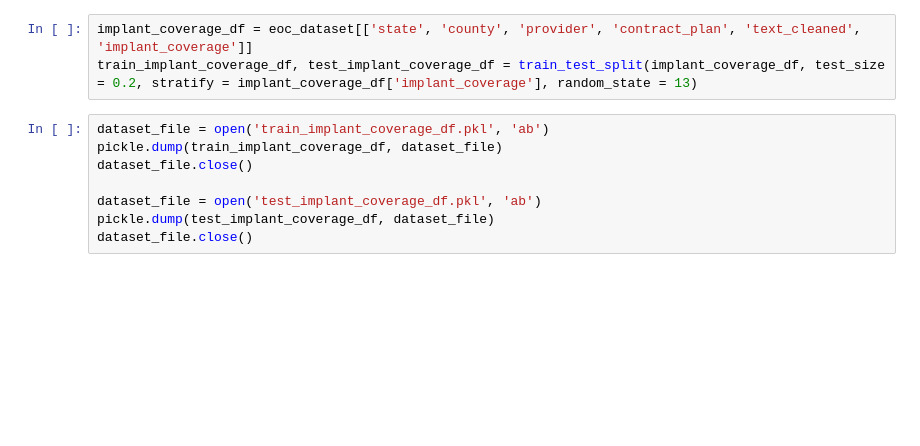
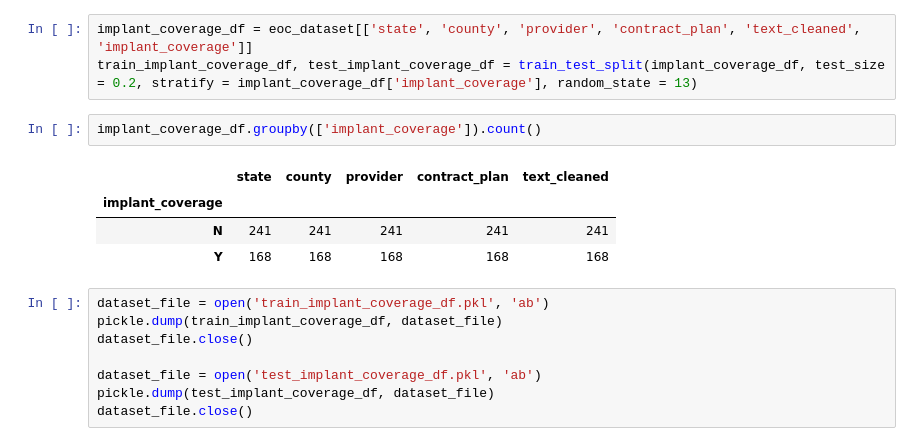
Before and after one commit to britt-regan/health-plan-comparison, a Jupyter notebook: text_preprocessing.ipynb, the cells around one changed output. Drawn from its saved outputs; the diff is of its cells as text; blank space fills up the shorter version.

```diff
--- a/text_preprocessing.ipynb
+++ b/text_preprocessing.ipynb
@@ -219,6 +219,13 @@ len(eoc_dataset['contract_plan'].unique())
 # %%
 implant_coverage_df = eoc_dataset[['state', 'county', 'provider', 'contract_plan', 'text_cleaned', 'implant_coverage']]
 train_implant_coverage_df, test_implant_coverage_df = train_test_split(implant_coverage_df, test_size = 0.2, stratify = implant_coverage_df['implant_coverage'], random_state = 13)
+# %%
+implant_coverage_df.groupby(['implant_coverage']).count()
+# %% [output]
+|  | state | county | provider | contract_plan | text_cleaned |
+| implant_coverage |  |  |  |  |  |
+| N | 241 | 241 | 241 | 241 | 241 |
+| Y | 168 | 168 | 168 | 168 | 168 |
 # %%
 dataset_file = open('train_implant_coverage_df.pkl', 'ab')
 pickle.dump(train_implant_coverage_df, dataset_file)
```
Also changed, not shown: parts of 3 cells of this notebook, 1 other file.
